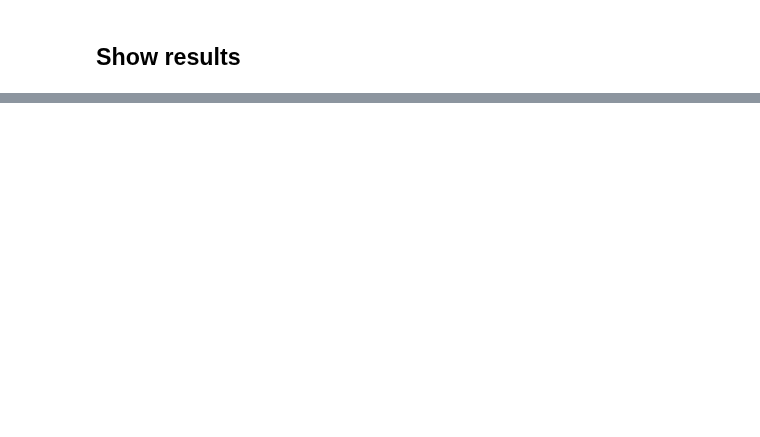
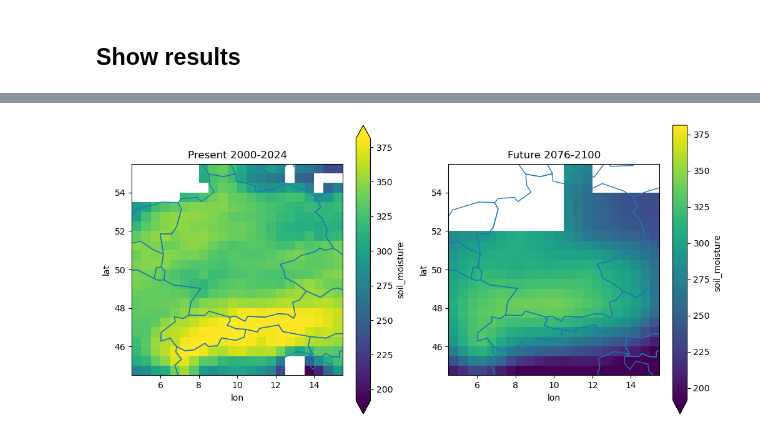
Before and after one commit to JohannaTrost/MSC24-WBM, a Jupyter notebook: final_script.ipynb, the cells around one changed output, grey strips where cells are left out. Saved outputs shown, nothing was run; the diff lists cells and outputs as text; code cells hidden in the pictures; blank space fills up the shorter version.

```diff
--- a/final_script.ipynb
+++ b/final_script.ipynb
@@ -186,3 +182,6 @@ def split_seasons(data):
     seasonal_data['winter'] = data.sel(time=is_djf)
 
     return seasonal_data
+# %%
+seasonal_data = split_seasons(current)
+seasonal_data_future = split_seasons(future)
@@ -188,0 +217,4 @@ def split_seasons(data):
+# %%
+plot_comp(seasonal_data['summer'], seasonal_data_future['summer'], 'soil_moisture')
+# %% [output]
+[figure, added]
```
Also changed, not shown: parts of 12 cells of this notebook.
